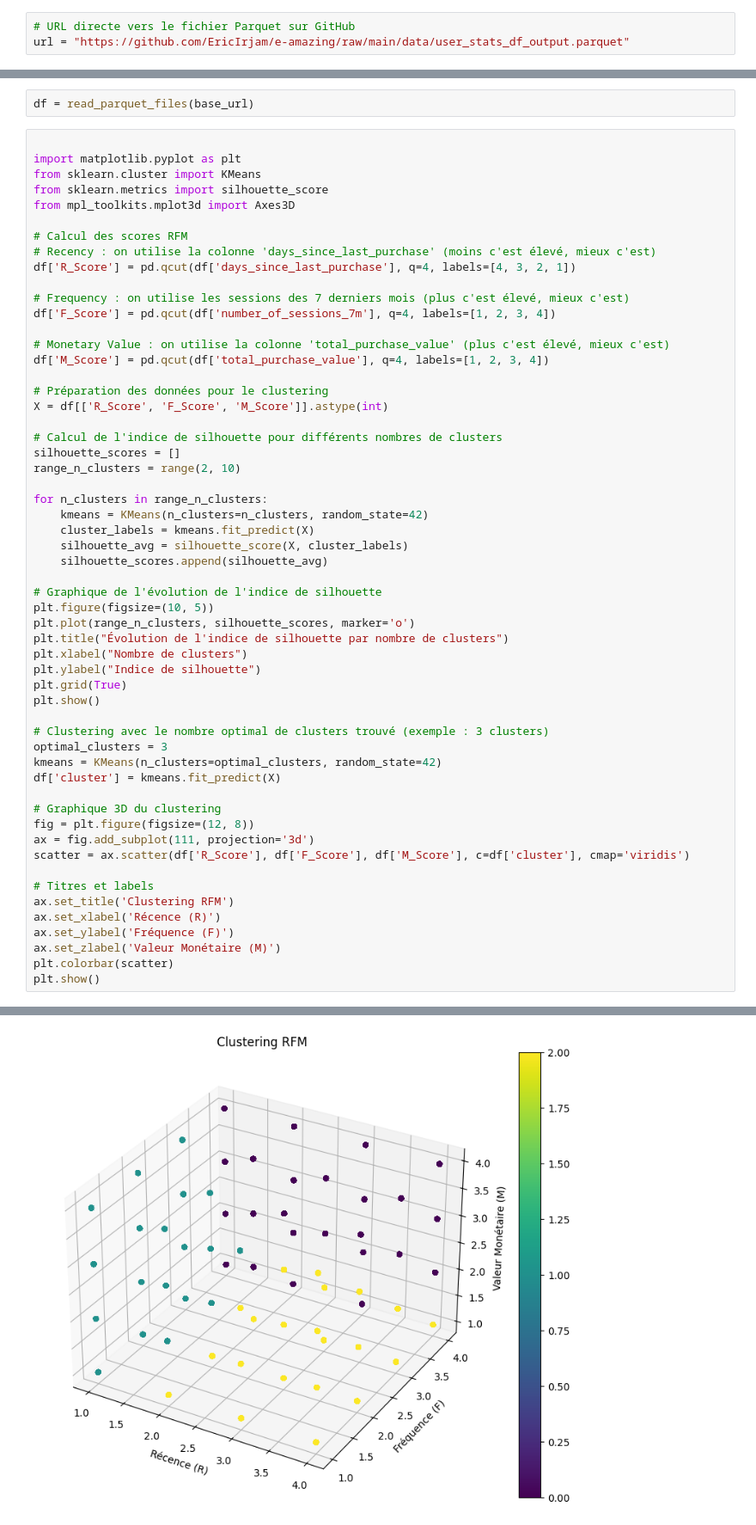
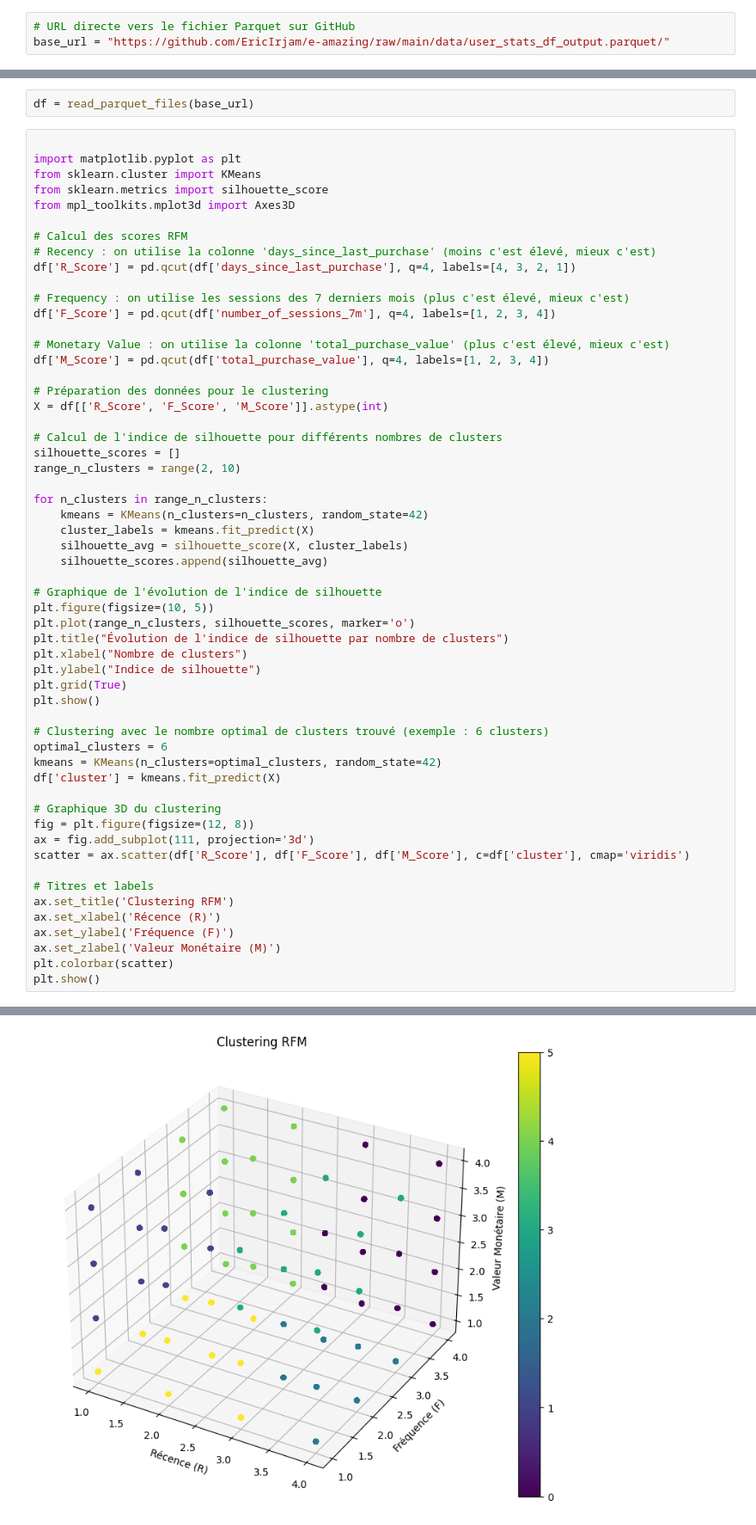
Before and after one commit to EricIrjam/e-amazing, a Jupyter notebook: RFM.ipynb, the cells around one changed output, grey strips where cells are left out. Shown: that part at 86% size. Saved outputs shown, nothing was run; the diff lists cells and outputs as text.

```diff
--- a/RFM.ipynb
+++ b/RFM.ipynb
@@ -19,7 +19,7 @@ import io
 from urllib.parse import urljoin
 # %%
 # URL directe vers le fichier Parquet sur GitHub
-url = "https://github.com/EricIrjam/e-amazing/raw/main/data/user_stats_df_output.parquet"
+base_url = "https://github.com/EricIrjam/e-amazing/raw/main/data/user_stats_df_output.parquet/"
 # %%
 # Fonction pour récupérer et lire tous les fichiers .parquet dans le répertoire
 def read_parquet_files(base_url):
@@ -73,36 +73,36 @@ for n_clusters in range_n_clusters:
     cluster_labels = kmeans.fit_predict(X)
     silhouette_avg = silhouette_score(X, cluster_labels)
     silhouette_scores.append(silhouette_avg)
 
 # Graphique de l'évolution de l'indice de silhouette
 plt.figure(figsize=(10, 5))
 plt.plot(range_n_clusters, silhouette_scores, marker='o')
 plt.title("Évolution de l'indice de silhouette par nombre de clusters")
 plt.xlabel("Nombre de clusters")
 plt.ylabel("Indice de silhouette")
 plt.grid(True)
 plt.show()
 
-# Clustering avec le nombre optimal de clusters trouvé (exemple : 3 clusters)
-optimal_clusters = 3
+# Clustering avec le nombre optimal de clusters trouvé (exemple : 6 clusters)
+optimal_clusters = 6
 kmeans = KMeans(n_clusters=optimal_clusters, random_state=42)
 df['cluster'] = kmeans.fit_predict(X)
 
 # Graphique 3D du clustering
 fig = plt.figure(figsize=(12, 8))
 ax = fig.add_subplot(111, projection='3d')
 scatter = ax.scatter(df['R_Score'], df['F_Score'], df['M_Score'], c=df['cluster'], cmap='viridis')
 
 # Titres et labels
 ax.set_title('Clustering RFM')
 ax.set_xlabel('Récence (R)')
 ax.set_ylabel('Fréquence (F)')
 ax.set_zlabel('Valeur Monétaire (M)')
 plt.colorbar(scatter)
 plt.show()
 # %% [output]
 [figure]
-[figure, old version]
+[figure, new version]
 # %% [markdown]
 ### Explications : **A voir pour l'interprétation :**
 - **Recency Score (`R_Score`)** : Les utilisateurs sont divisés en 4 groupes selon la récence de leur dernière interaction. Le groupe avec les valeurs les plus faibles (récence faible) reçoit le score le plus élevé.
```
